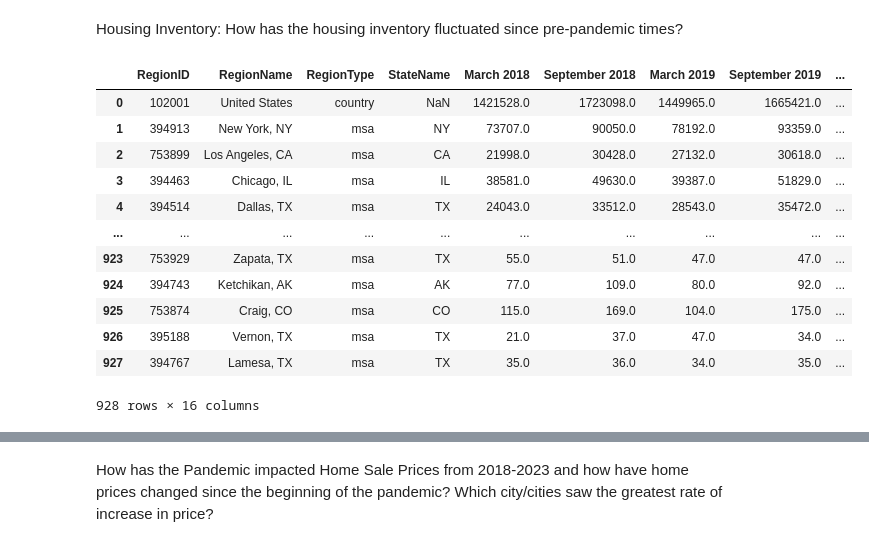
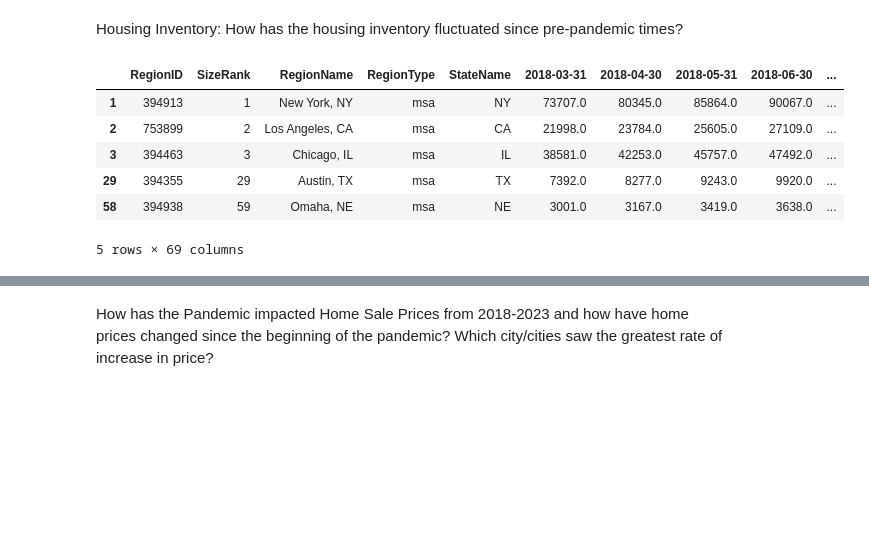
Before and after one commit to ashley-ley/Zillow-Housing-Analysis, a Jupyter notebook: Zillow-Notebook.ipynb, the cells around one changed output, grey strips where cells are left out. Saved outputs shown, nothing was run; the diff lists cells and outputs as text; code cells hidden in the pictures; blank space fills up the shorter version.

```diff
--- a/Zillow-Notebook.ipynb
+++ b/Zillow-Notebook.ipynb
@@ -16,27 +16,25 @@ Housing Inventory: How has the housing inventory fluctuated since pre-pandemic t
 # %%
 region_df = for_sale_inventory_df.rename(columns={"2018-03-31":"March 2018","2018-09-30":"September 2018",
                                                 "2019-03-31":"March 2019","2019-09-30":"September 2019",
                                                 "2020-03-31":"March 2020","2020-09-30":"September 2020",
                                                 "2021-03-31":"March 2021","2021-09-30":"September 2021",
                                                 "2022-03-31":"March 2022","2022-09-30":"September 2022",
                                                 "2023-03-31":"March 2023","2023-06-30":"June 2023",})
 housing_inventory = region_df[["RegionID","RegionName","RegionType","StateName",
                                            "March 2018","September 2018","March 2019","September 2019","March 2020","September 2020","March 2021",
                                            "September 2021","March 2022","September 2022","March 2023","June 2023"]].copy()
 housing_inventory
+
+# The following code will make a new DataFrame using ALL the dates, not specific months
+complete_housing_inventory = for_sale_inventory_df.iloc[[1,2,3,29,58]]
+complete_housing_inventory
 # %% [output]
-|  | RegionID | RegionName | RegionType | StateName | March 2018 | September 2018 | March 2019 | September 2019 | ... |
-| 0 | 102001 | United States | country | NaN | 1421528.0 | 1723098.0 | 1449965.0 | 1665421.0 | ... |
-| 1 | 394913 | New York, NY | msa | NY | 73707.0 | 90050.0 | 78192.0 | 93359.0 | ... |
-| 2 | 753899 | Los Angeles, CA | msa | CA | 21998.0 | 30428.0 | 27132.0 | 30618.0 | ... |
-| 3 | 394463 | Chicago, IL | msa | IL | 38581.0 | 49630.0 | 39387.0 | 51829.0 | ... |
-| 4 | 394514 | Dallas, TX | msa | TX | 24043.0 | 33512.0 | 28543.0 | 35472.0 | ... |
-| ... | ... | ... | ... | ... | ... | ... | ... | ... | ... |
-| 923 | 753929 | Zapata, TX | msa | TX | 55.0 | 51.0 | 47.0 | 47.0 | ... |
-| 924 | 394743 | Ketchikan, AK | msa | AK | 77.0 | 109.0 | 80.0 | 92.0 | ... |
-| 925 | 753874 | Craig, CO | msa | CO | 115.0 | 169.0 | 104.0 | 175.0 | ... |
-| 926 | 395188 | Vernon, TX | msa | TX | 21.0 | 37.0 | 47.0 | 34.0 | ... |
-| 927 | 394767 | Lamesa, TX | msa | TX | 35.0 | 36.0 | 34.0 | 35.0 | ... |
+|  | RegionID | SizeRank | RegionName | RegionType | StateName | 2018-03-31 | 2018-04-30 | 2018-05-31 | 2018-06-30 | ... |
+| 1 | 394913 | 1 | New York, NY | msa | NY | 73707.0 | 80345.0 | 85864.0 | 90067.0 | ... |
+| 2 | 753899 | 2 | Los Angeles, CA | msa | CA | 21998.0 | 23784.0 | 25605.0 | 27109.0 | ... |
+| 3 | 394463 | 3 | Chicago, IL | msa | IL | 38581.0 | 42253.0 | 45757.0 | 47492.0 | ... |
+| 29 | 394355 | 29 | Austin, TX | msa | TX | 7392.0 | 8277.0 | 9243.0 | 9920.0 | ... |
+| 58 | 394938 | 59 | Omaha, NE | msa | NE | 3001.0 | 3167.0 | 3419.0 | 3638.0 | ... |
-928 rows × 16 columns
+5 rows × 69 columns
 # %%
 # Create a variable for each city we are analyzing for this project
```
Also changed, not shown: parts of 1 cell of this notebook, 1 other file.
